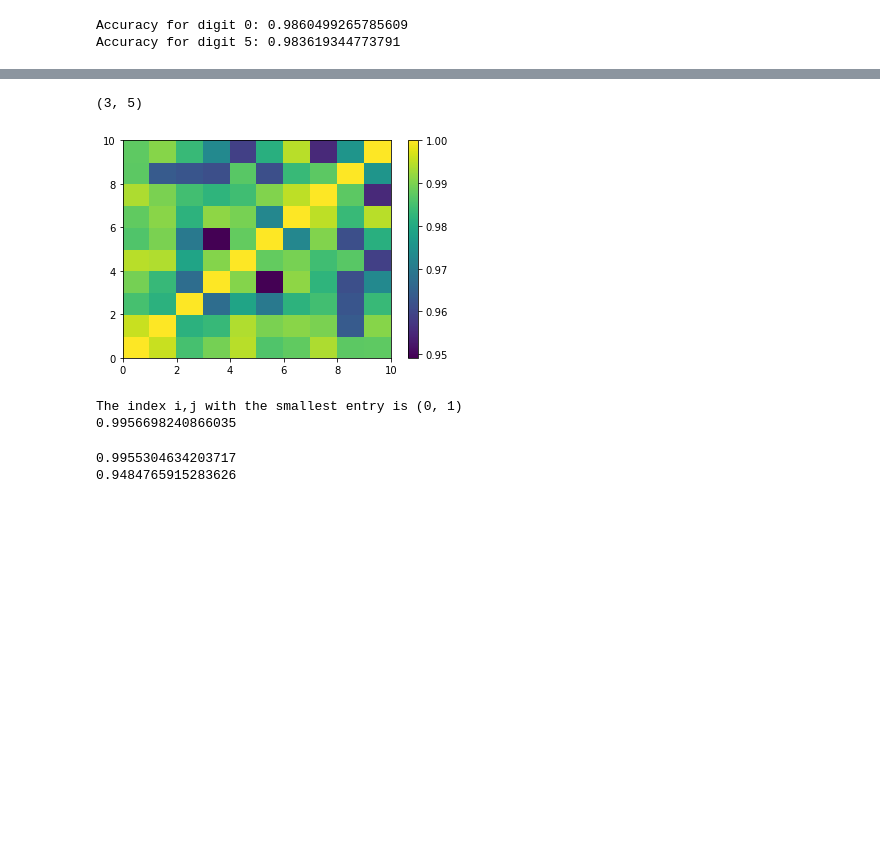
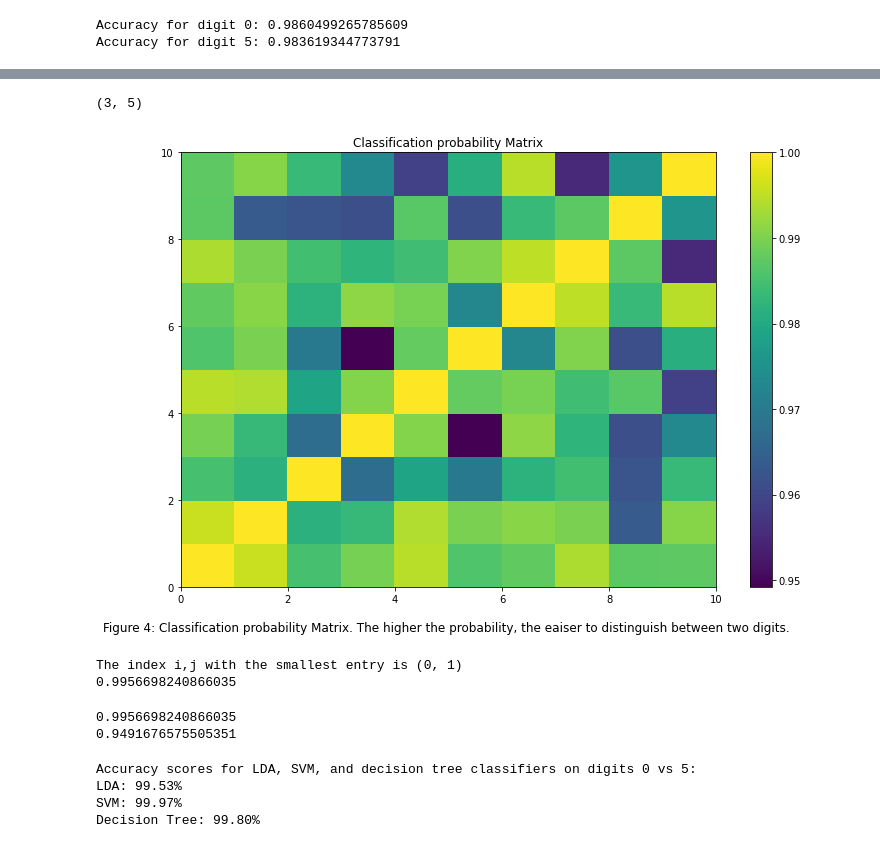
Before and after one commit to ZiwenLi0325/EE399, a Jupyter notebook: hw3/hw3.ipynb, the cells around one changed output, grey strips where cells are left out. Saved outputs shown, nothing was run; the diff lists cells and outputs as text; code cells hidden in the pictures; blank space fills up the shorter version.

```diff
--- a/hw3/hw3.ipynb
+++ b/hw3/hw3.ipynb
@@ -307,12 +301,17 @@ Accuracy for separating digit 9  and digit 9 : 1.000
-# %%
-plt.pcolor(accuracy_matrix)
-plt.colorbar()
-min_idx = np.unravel_index(np.argmin(accuracy_matrix), accuracy_matrix.shape)
-# print the result
-print(min_idx)
-# %% [output]
-(3, 5)
-[figure, removed]
+# %%
+plt.pcolor(accuracy_matrix)
+plt.colorbar()
+min_idx = np.unravel_index(np.argmin(accuracy_matrix), accuracy_matrix.shape)
+# print the result
+print(min_idx)
+plt.title("Classification probability Matrix")
+plt.gcf().set_size_inches(12, 8)
+plt.text(0.5, -0.1 ,'Figure 4: Classification probability Matrix. The higher the probability, the eaiser to distinguish between two digits. ', ha='center', fontsize=12, transform=plt.gca().transAxes)
+plt.savefig("Classification.png")
+plt.show()
+# %% [output]
+(3, 5)
+[figure, added]
 # %%
 # Find the index i,j with the smallest entry
 large = 0
@@ -328,8 +327,8 @@ print(large)
 The index i,j with the smallest entry is (0, 1)
 0.9956698240866035
 # %%
-print(accuracy_matrix[0,1])
-print(accuracy_matrix[3,5])
+print(accuracy_matrix[i_index,j_index])
+print(accuracy_matrix[min_idx])
 # %% [output]
-0.9955304634203717
-0.9484765915283626
+0.9956698240866035
+0.9491676575505351
@@ -389,0 +335,39 @@ print(f'Decision tree: {accuracy_dt:.3f}')
+# %%
+# Get indices of all images with the digits 0 and 1
+idx_01 = np.where((y == 0) | (y == 1))[0]
+X_01, y_01 = np.array(X)[idx_01], np.array(y)[idx_01]
+
+# Split the data into training and testing sets
+X_train_01, X_test_01, y_train_01, y_test_01 = train_test_split(X_01, y_01, test_size=0.2, random_state=42)
+
+# Train LDA classifier
+lda = LDA()
+lda.fit(X_train_01, y_train_01)
+
+# Train SVM classifier
+svm = SVC(kernel='linear', C=1)
+svm.fit(X_train_01, y_train_01)
+
+# Train decision tree classifier
+dtc = DecisionTreeClassifier(max_depth=5)
+dtc.fit(X_train_01, y_train_01)
+
+# Test the classifiers on the test set
+y_pred_lda = lda.predict(X_test_01)
+y_pred_svm = svm.predict(X_test_01)
+y_pred_dtc = dtc.predict(X_test_01)
+
+# Calculate the accuracy scores
+accuracy_lda = accuracy_score(y_test_01, y_pred_lda)
+accuracy_svm = accuracy_score(y_test_01, y_pred_svm)
+accuracy_dtc = accuracy_score(y_test_01, y_pred_dtc)
+
+print("Accuracy scores for LDA, SVM, and decision tree classifiers on digits 0 vs 1:")
+print("LDA: {:.2f}%".format(accuracy_lda * 100))
+print("SVM: {:.2f}%".format(accuracy_svm * 100))
+print("Decision Tree: {:.2f}%".format(accuracy_dtc * 100))
+# %% [output]
+Accuracy scores for LDA, SVM, and decision tree classifiers on digits 0 vs 5:
+LDA: 99.53%
+SVM: 99.97%
+Decision Tree: 99.80%
```
Also changed, not shown: parts of 12 cells of this notebook, 6 other files.
